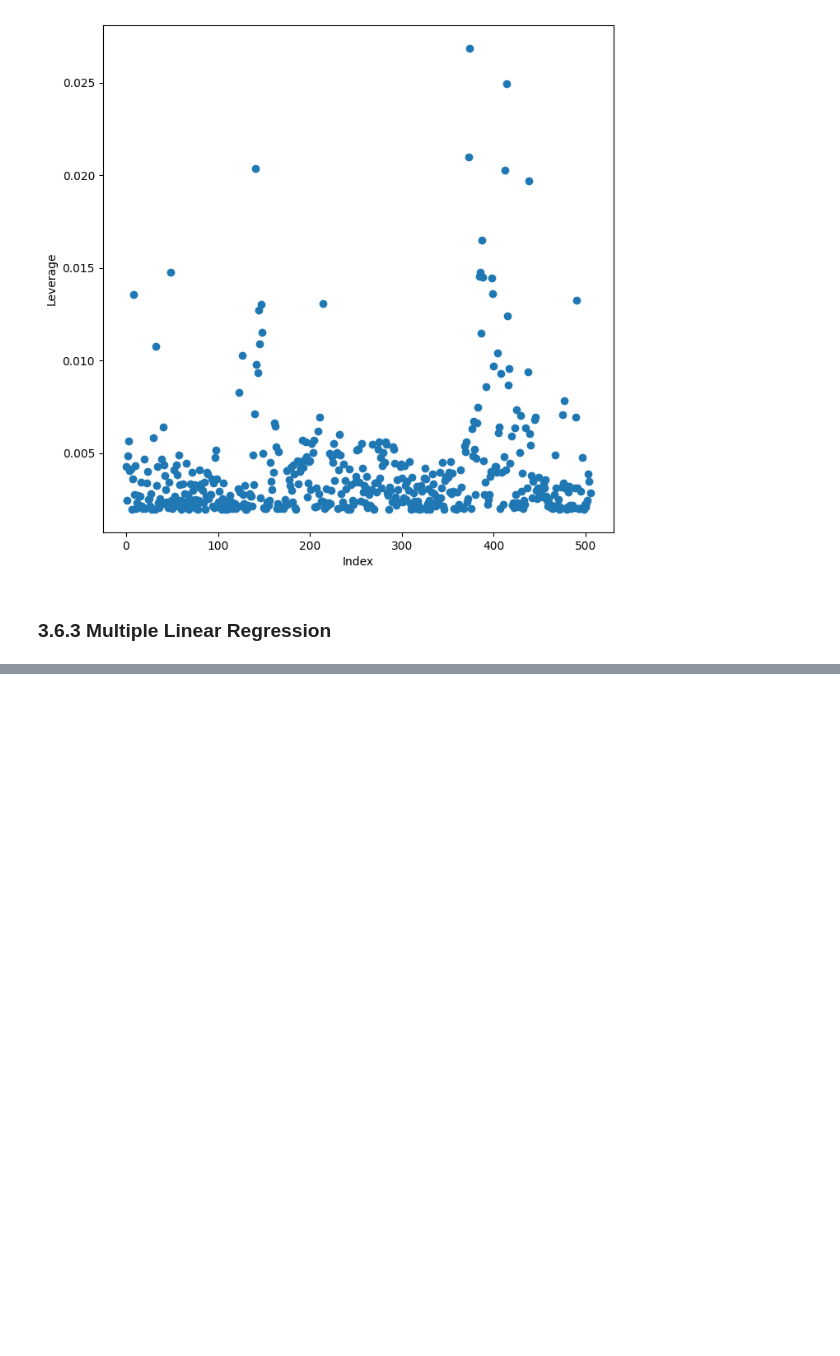
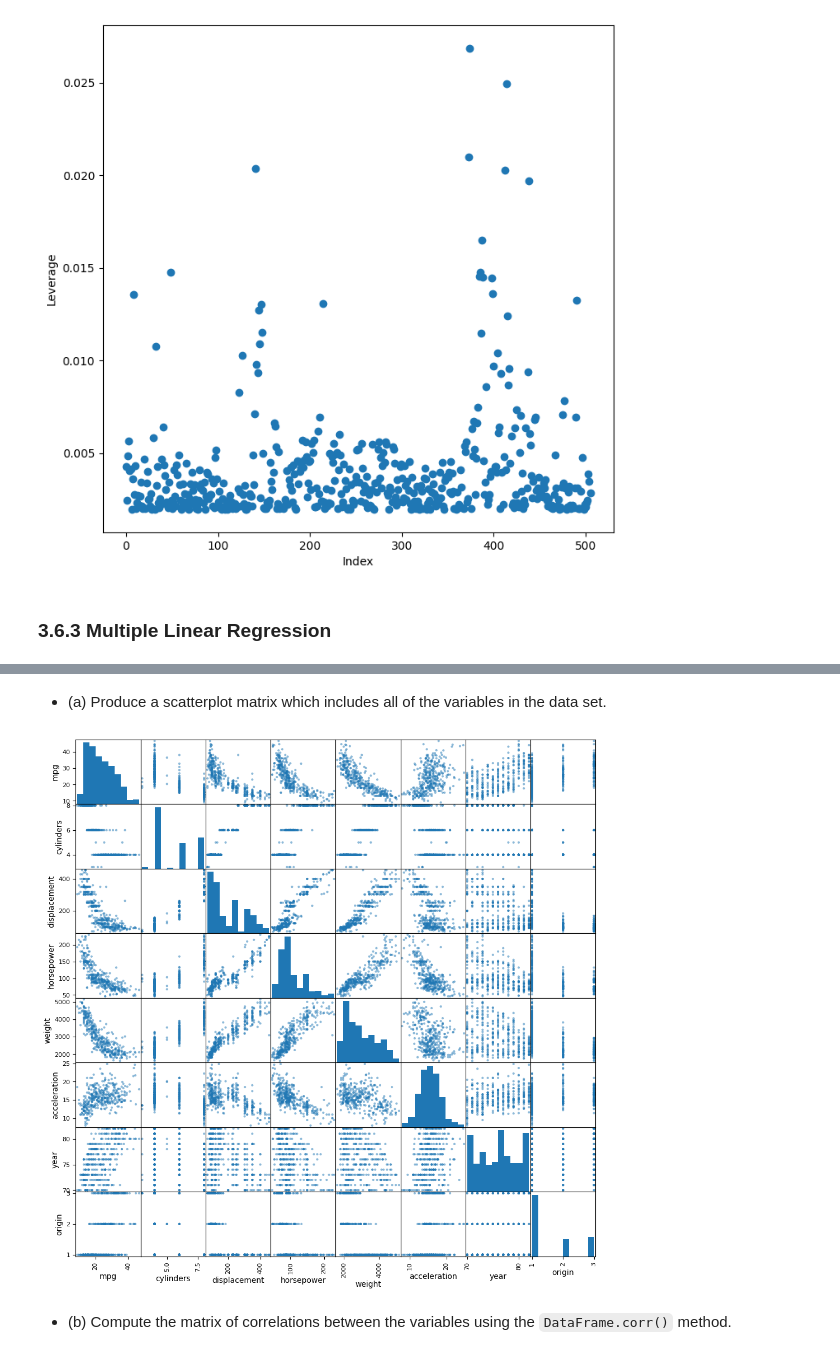
Before and after one commit to darmendariz/isl-python, a Jupyter notebook: 03_linear_regression.ipynb, the cells around one changed output, grey strips where cells are left out. Saved outputs shown, nothing was run; the diff lists cells and outputs as text; code cells hidden in the pictures; blank space fills up the shorter version.

```diff
--- a/03_linear_regression.ipynb
+++ b/03_linear_regression.ipynb
@@ -479,0 +711,3 @@ np.int64(374)
+# %%
+auto = pd.read_csv('./data/Auto.csv', na_values='?')
+auto.head()
@@ -479,0 +740,9 @@ np.int64(374)
+# %% [markdown]
+- (a) Produce a scatterplot matrix which includes all of the variables in the data set.
+# %%
+pd.plotting.scatter_matrix(auto, figsize=(12, 12))
+plt.show()
+# %% [output]
+[figure, added]
+# %% [markdown]
+- (b) Compute the matrix of correlations between the variables using the `DataFrame.corr()` method.
```
Also changed, not shown: parts of 51 cells of this notebook, 2 other files.
